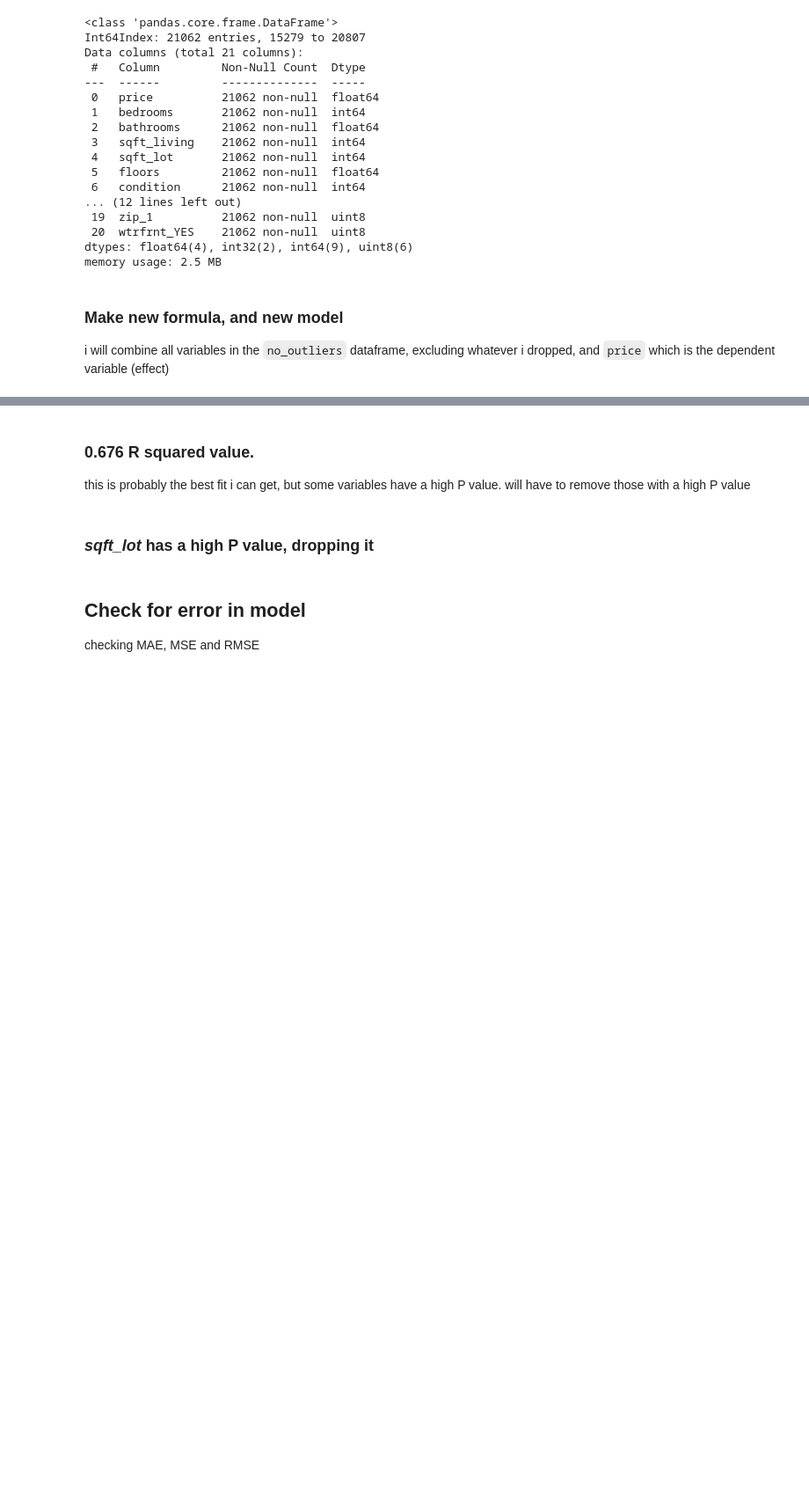
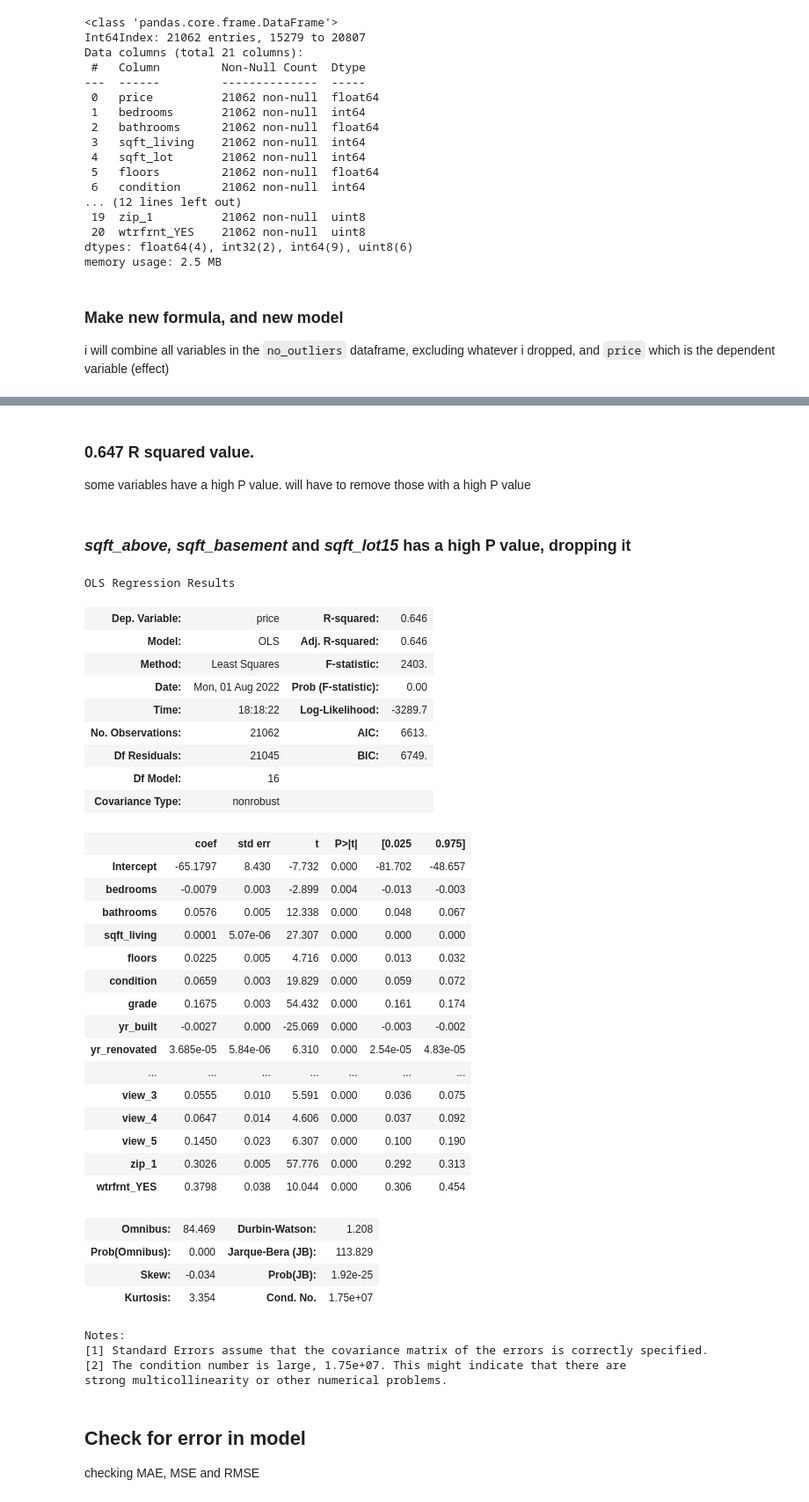
Before and after one commit to yonichanowitz/dsc-phase-2-project-v2-3, a Jupyter notebook: final.ipynb, the cells around one changed output, grey strips where cells are left out. Shown at 88% size. Drawn from its saved outputs; the diff is of its cells as text; code cells hidden in the pictures; blank space fills up the shorter version.

```diff
--- a/final.ipynb
+++ b/final.ipynb
@@ -571,18 +573,55 @@ Notes:
 [2] The condition number is large, 2.11e+08. This might indicate that there are
 strong multicollinearity or other numerical problems.
 # %% [markdown]
-### 0.676 R squared value.
+### 0.647 R squared value.
 
-this is probably the best fit i can get, but some variables have a high P value. will have to remove those with a high P value
+some variables have a high P value. will have to remove those with a high P value
 # %% [markdown]
-### *sqft_lot* has a high P value, dropping it
+### *sqft_above, sqft_basement* and *sqft_lot15* has a high P value, dropping it
 # %%
-homes_labeled.drop(['sqft_lot'], axis=1, inplace=True)
+homes_labeled.drop(['sqft_lot15', 'sqft_above', 'sqft_basement'], axis=1, inplace=True)
-# %%
-# change pandas options, because i want to see all rows in Jupyter
-# to set it back, use 'pd.set_option('display.max_rows', 10)'
-
-pd.set_option('display.max_rows', None)
+# %%
+x_vars = homes_labeled.drop('price', axis=1)
+all_columns = '+'.join(x_vars.columns)
+multi_formula_2 = y_var + '~' + all_columns
+
+model_ver_2 = ols(formula=multi_formula_2, data=homes_labeled).fit()
+model_ver_2.summary()
+# %% [output]
+OLS Regression Results
+| Dep. Variable: | price | R-squared: | 0.646 |
+| Model: | OLS | Adj. R-squared: | 0.646 |
+| Method: | Least Squares | F-statistic: | 2403. |
+| Date: | Mon, 01 Aug 2022 | Prob (F-statistic): | 0.00 |
+| Time: | 18:18:22 | Log-Likelihood: | -3289.7 |
+| No. Observations: | 21062 | AIC: | 6613. |
+| Df Residuals: | 21045 | BIC: | 6749. |
+| Df Model: | 16 |  |  |
+| Covariance Type: | nonrobust |  |  |
+|  | coef | std err | t | P>|t| | [0.025 | 0.975] |
+| Intercept | -65.1797 | 8.430 | -7.732 | 0.000 | -81.702 | -48.657 |
+| bedrooms | -0.0079 | 0.003 | -2.899 | 0.004 | -0.013 | -0.003 |
+| bathrooms | 0.0576 | 0.005 | 12.338 | 0.000 | 0.048 | 0.067 |
+| sqft_living | 0.0001 | 5.07e-06 | 27.307 | 0.000 | 0.000 | 0.000 |
+| floors | 0.0225 | 0.005 | 4.716 | 0.000 | 0.013 | 0.032 |
+| condition | 0.0659 | 0.003 | 19.829 | 0.000 | 0.059 | 0.072 |
+| grade | 0.1675 | 0.003 | 54.432 | 0.000 | 0.161 | 0.174 |
+| yr_built | -0.0027 | 0.000 | -25.069 | 0.000 | -0.003 | -0.002 |
+| yr_renovated | 3.685e-05 | 5.84e-06 | 6.310 | 0.000 | 2.54e-05 | 4.83e-05 |
+| ... | ... | ... | ... | ... | ... | ... |
+| view_3 | 0.0555 | 0.010 | 5.591 | 0.000 | 0.036 | 0.075 |
+| view_4 | 0.0647 | 0.014 | 4.606 | 0.000 | 0.037 | 0.092 |
+| view_5 | 0.1450 | 0.023 | 6.307 | 0.000 | 0.100 | 0.190 |
+| zip_1 | 0.3026 | 0.005 | 57.776 | 0.000 | 0.292 | 0.313 |
+| wtrfrnt_YES | 0.3798 | 0.038 | 10.044 | 0.000 | 0.306 | 0.454 |
+| Omnibus: | 84.469 | Durbin-Watson: | 1.208 |
+| Prob(Omnibus): | 0.000 | Jarque-Bera (JB): | 113.829 |
+| Skew: | -0.034 | Prob(JB): | 1.92e-25 |
+| Kurtosis: | 3.354 | Cond. No. | 1.75e+07 |
+Notes:
+[1] Standard Errors assume that the covariance matrix of the errors is correctly specified.
+[2] The condition number is large, 1.75e+07. This might indicate that there are
+strong multicollinearity or other numerical problems.
 # %% [markdown]
 ## Check for error in model
 
```
Also changed, not shown: parts of 34 cells of this notebook.
